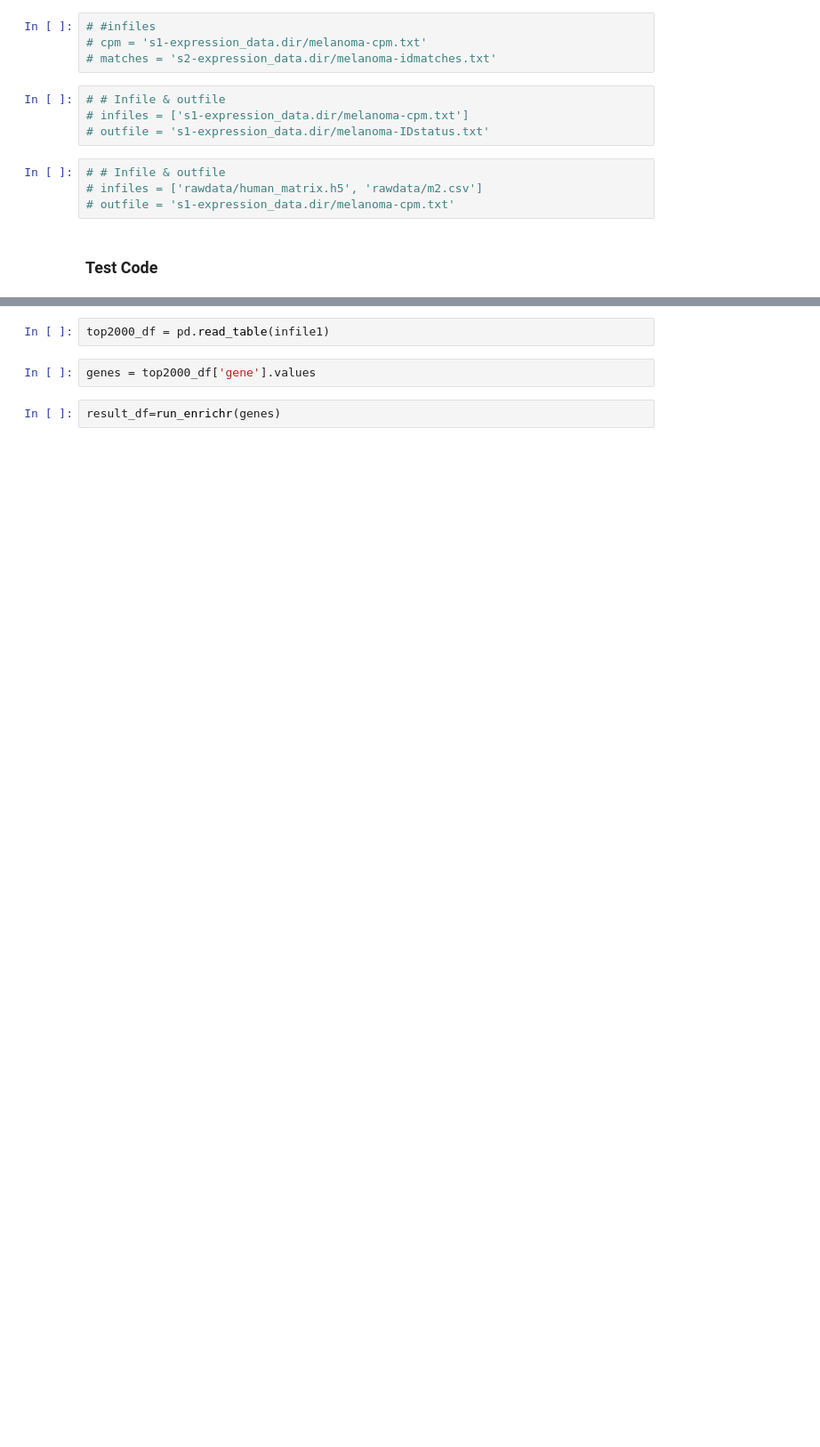
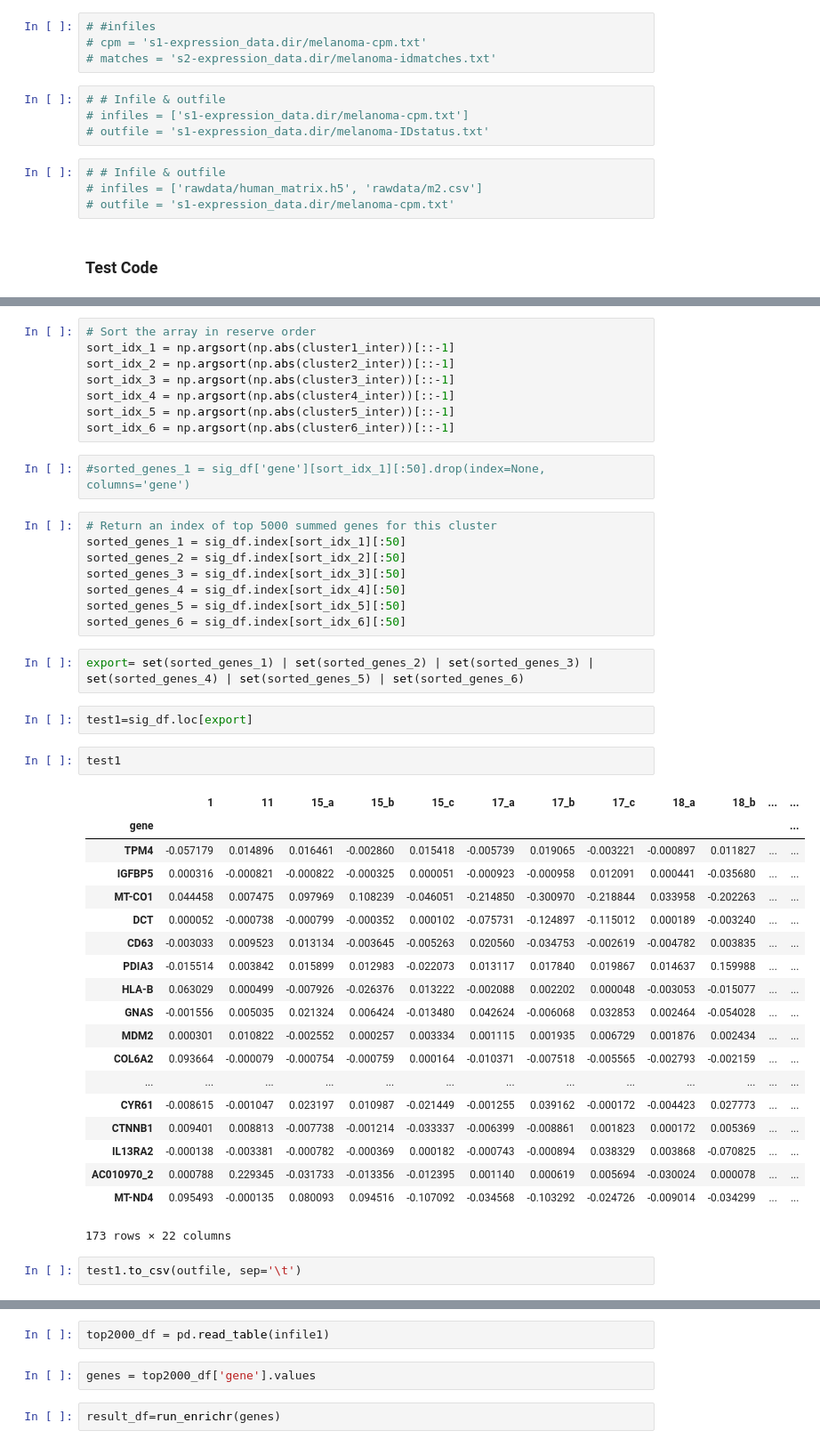
Before and after one commit to MaayanLab/human-melanoma-signature, a Jupyter notebook: pipeline/notebooks/Development.ipynb, the cells around one changed output, grey strips where cells are left out. Shown: that part at 89% size. Drawn from its saved outputs; the diff is of its cells as text; blank space fills up the shorter version.

```diff
--- a/pipeline/notebooks/Development.ipynb
+++ b/pipeline/notebooks/Development.ipynb
@@ -53,0 +108,46 @@ outfile = 's2-signatures.dir/melanoma-top100-union.txt'
+# %%
+# Sort the array in reserve order
+sort_idx_1 = np.argsort(np.abs(cluster1_inter))[::-1]
+sort_idx_2 = np.argsort(np.abs(cluster2_inter))[::-1]
+sort_idx_3 = np.argsort(np.abs(cluster3_inter))[::-1]
+sort_idx_4 = np.argsort(np.abs(cluster4_inter))[::-1]
+sort_idx_5 = np.argsort(np.abs(cluster5_inter))[::-1]
+sort_idx_6 = np.argsort(np.abs(cluster6_inter))[::-1]
+# %%
+#sorted_genes_1 = sig_df['gene'][sort_idx_1][:50].drop(index=None, columns='gene')
+# %%
+# Return an index of top 5000 summed genes for this cluster
+sorted_genes_1 = sig_df.index[sort_idx_1][:50]
+sorted_genes_2 = sig_df.index[sort_idx_2][:50]
+sorted_genes_3 = sig_df.index[sort_idx_3][:50]
+sorted_genes_4 = sig_df.index[sort_idx_4][:50]
+sorted_genes_5 = sig_df.index[sort_idx_5][:50]
+sorted_genes_6 = sig_df.index[sort_idx_6][:50]
+# %%
+export= set(sorted_genes_1) | set(sorted_genes_2) | set(sorted_genes_3) | set(sorted_genes_4) | set(sorted_genes_5) | set(sorted_genes_6)
+# %%
+test1=sig_df.loc[export]
+# %%
+test1
+# %% [output]
+|  | 1 | 11 | 15_a | 15_b | 15_c | 17_a | 17_b | 17_c | 18_a | 18_b | ... | ... |
+| gene |  |  |  |  |  |  |  |  |  |  |  | ... |
+| TPM4 | -0.057179 | 0.014896 | 0.016461 | -0.002860 | 0.015418 | -0.005739 | 0.019065 | -0.003221 | -0.000897 | 0.011827 | ... | ... |
+| IGFBP5 | 0.000316 | -0.000821 | -0.000822 | -0.000325 | 0.000051 | -0.000923 | -0.000958 | 0.012091 | 0.000441 | -0.035680 | ... | ... |
+| MT-CO1 | 0.044458 | 0.007475 | 0.097969 | 0.108239 | -0.046051 | -0.214850 | -0.300970 | -0.218844 | 0.033958 | -0.202263 | ... | ... |
+| DCT | 0.000052 | -0.000738 | -0.000799 | -0.000352 | 0.000102 | -0.075731 | -0.124897 | -0.115012 | 0.000189 | -0.003240 | ... | ... |
+| CD63 | -0.003033 | 0.009523 | 0.013134 | -0.003645 | -0.005263 | 0.020560 | -0.034753 | -0.002619 | -0.004782 | 0.003835 | ... | ... |
+| PDIA3 | -0.015514 | 0.003842 | 0.015899 | 0.012983 | -0.022073 | 0.013117 | 0.017840 | 0.019867 | 0.014637 | 0.159988 | ... | ... |
+| HLA-B | 0.063029 | 0.000499 | -0.007926 | -0.026376 | 0.013222 | -0.002088 | 0.002202 | 0.000048 | -0.003053 | -0.015077 | ... | ... |
+| GNAS | -0.001556 | 0.005035 | 0.021324 | 0.006424 | -0.013480 | 0.042624 | -0.006068 | 0.032853 | 0.002464 | -0.054028 | ... | ... |
+| MDM2 | 0.000301 | 0.010822 | -0.002552 | 0.000257 | 0.003334 | 0.001115 | 0.001935 | 0.006729 | 0.001876 | 0.002434 | ... | ... |
+| COL6A2 | 0.093664 | -0.000079 | -0.000754 | -0.000759 | 0.000164 | -0.010371 | -0.007518 | -0.005565 | -0.002793 | -0.002159 | ... | ... |
+| ... | ... | ... | ... | ... | ... | ... | ... | ... | ... | ... | ... | ... |
+| CYR61 | -0.008615 | -0.001047 | 0.023197 | 0.010987 | -0.021449 | -0.001255 | 0.039162 | -0.000172 | -0.004423 | 0.027773 | ... | ... |
+| CTNNB1 | 0.009401 | 0.008813 | -0.007738 | -0.001214 | -0.033337 | -0.006399 | -0.008861 | 0.001823 | 0.000172 | 0.005369 | ... | ... |
+| IL13RA2 | -0.000138 | -0.003381 | -0.000782 | -0.000369 | 0.000182 | -0.000743 | -0.000894 | 0.038329 | 0.003868 | -0.070825 | ... | ... |
+| AC010970_2 | 0.000788 | 0.229345 | -0.031733 | -0.013356 | -0.012395 | 0.001140 | 0.000619 | 0.005694 | -0.030024 | 0.000078 | ... | ... |
+| MT-ND4 | 0.095493 | -0.000135 | 0.080093 | 0.094516 | -0.107092 | -0.034568 | -0.103292 | -0.024726 | -0.009014 | -0.034299 | ... | ... |
+173 rows × 22 columns
+# %%
+test1.to_csv(outfile, sep='\t')
```
Also changed, not shown: parts of 12 cells of this notebook, 1 other file.
